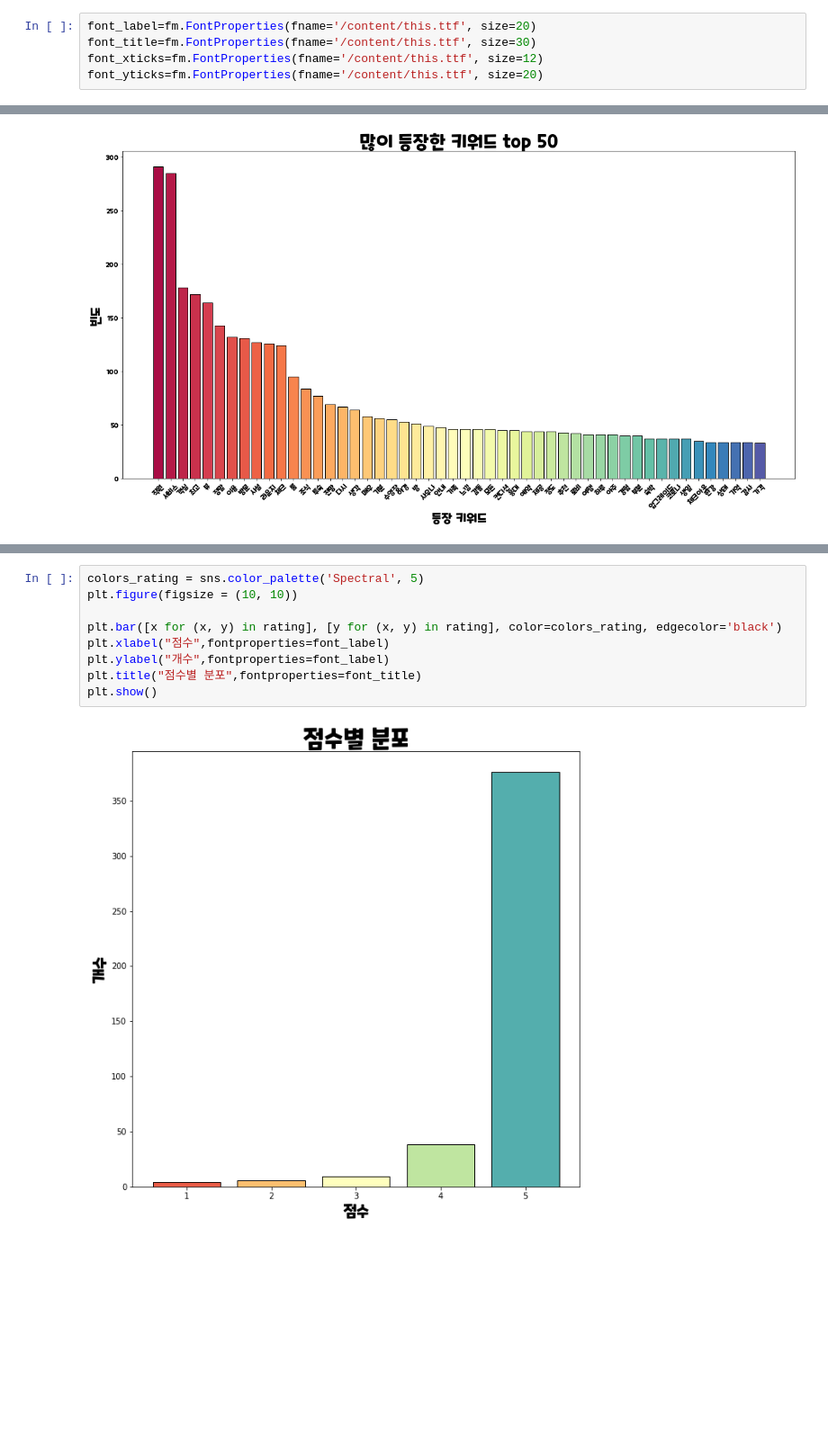
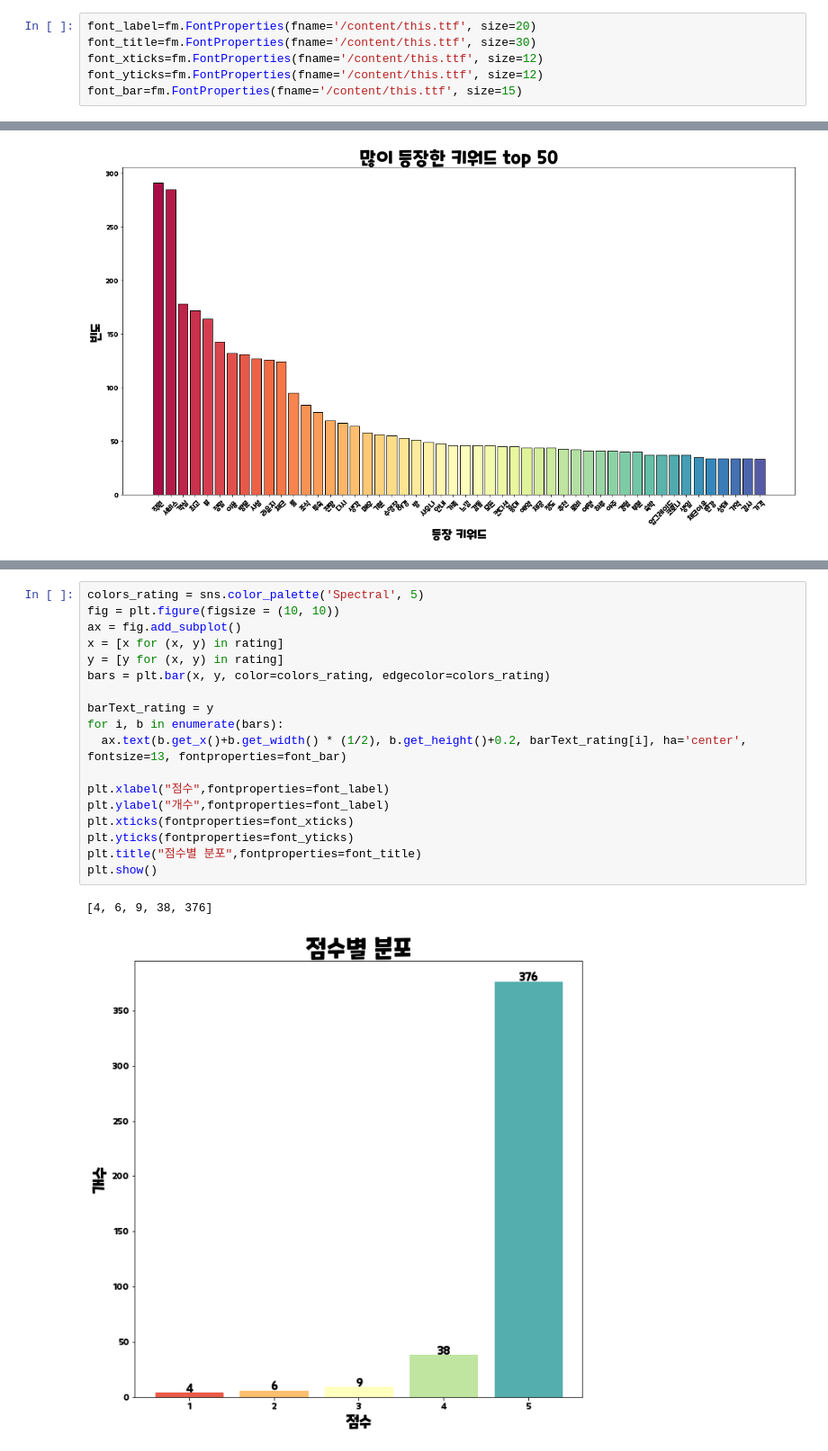
Before and after one commit to zssbecker/DAPproject, a Jupyter notebook: DAP_project.ipynb, the cells around one changed output, grey strips where cells are left out. Shown at 90% size. Drawn from its saved outputs; the diff is of its cells as text; blank space fills up the shorter version.

```diff
--- a/DAP_project.ipynb
+++ b/DAP_project.ipynb
@@ -169,7 +181,8 @@ files.upload()
 font_label=fm.FontProperties(fname='/content/this.ttf', size=20)
 font_title=fm.FontProperties(fname='/content/this.ttf', size=30)
 font_xticks=fm.FontProperties(fname='/content/this.ttf', size=12)
-font_yticks=fm.FontProperties(fname='/content/this.ttf', size=20)
+font_yticks=fm.FontProperties(fname='/content/this.ttf', size=12)
+font_bar=fm.FontProperties(fname='/content/this.ttf', size=15)
 # %% [markdown]
 1. 전체적인 내용에서 주요 단어 빈도수 분석
 # %% [markdown]
@@ -211,11 +233,21 @@ rating = sorted(rating.items())
 # %%
 colors_rating = sns.color_palette('Spectral', 5)
-plt.figure(figsize = (10, 10))
+fig = plt.figure(figsize = (10, 10))
+ax = fig.add_subplot()
+x = [x for (x, y) in rating]
+y = [y for (x, y) in rating]
+bars = plt.bar(x, y, color=colors_rating, edgecolor=colors_rating)
 
-plt.bar([x for (x, y) in rating], [y for (x, y) in rating], color=colors_rating, edgecolor='black')
+barText_rating = y
+for i, b in enumerate(bars):
+  ax.text(b.get_x()+b.get_width() * (1/2), b.get_height()+0.2, barText_rating[i], ha='center', fontsize=13, fontproperties=font_bar)
+
 plt.xlabel("점수",fontproperties=font_label)
 plt.ylabel("개수",fontproperties=font_label)
+plt.xticks(fontproperties=font_xticks)
+plt.yticks(fontproperties=font_yticks)
 plt.title("점수별 분포",fontproperties=font_title)
 plt.show()
 # %% [output]
+[4, 6, 9, 38, 376]
-[figure, old version]
+[figure, new version]
```
Also changed, not shown: parts of 8 cells of this notebook.
